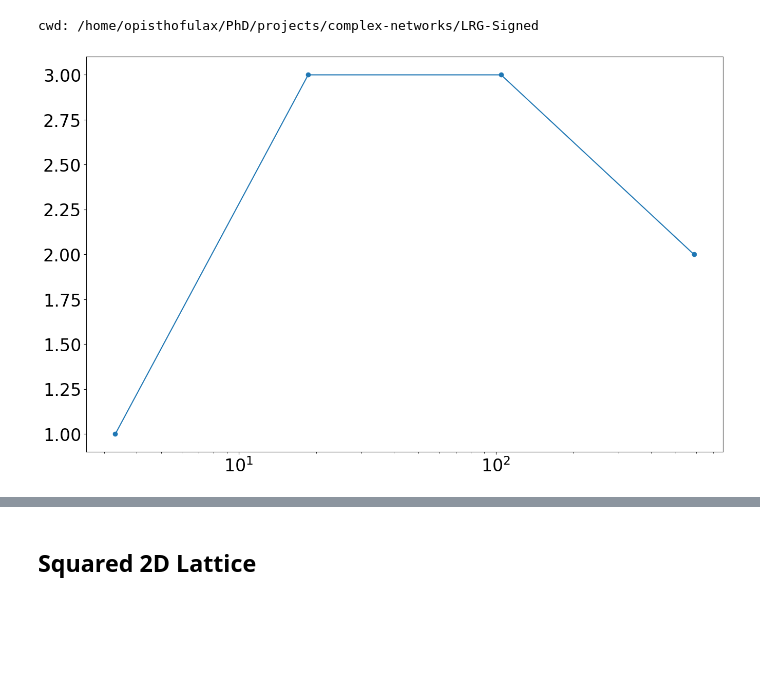
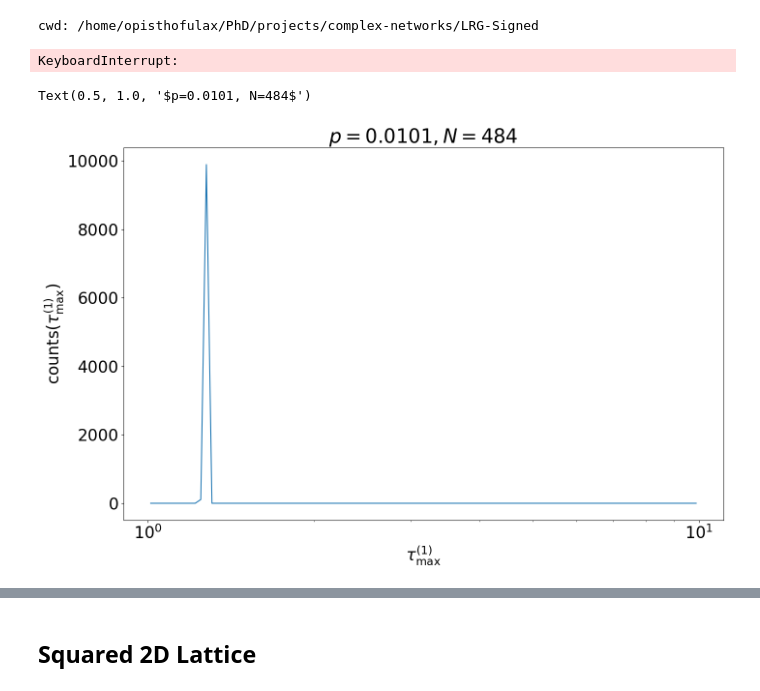
Before and after one commit to giulioiannelli/lrgsglib-public, a Jupyter notebook: notebooks/signed_lattice2d.ipynb, the cells around one changed output, grey strips where cells are left out. Drawn from its saved outputs; the diff is of its cells as text; code cells hidden in the pictures; blank space fills up the shorter version.

```diff
--- a/notebooks/signed_lattice2d.ipynb
+++ b/notebooks/signed_lattice2d.ipynb
@@ -15,11 +15,44 @@ plt.rcParams.update({'figure.figsize': (16, 10)})
 # plt.style.use("notebooks/nb_plotsheet.mplstyle")
 # %% [output]
 cwd: /home/opisthofulax/PhD/projects/complex-networks/LRG-Signed
-# %%
-taumax = np.fromfile("data/l2d_squared/N=2500_navg=5/tau_max_p=0.098.bin")
-bin_centers, hist, bw = log_binning(taumax, 5)
-plt.plot(bin_centers, hist,  'o-')
-plt.xscale('log')
-# %% [output]
-[figure, removed]
+# %%
+plist = np.concatenate([[0.001, 0.01, 0.05, 0.075, 0.080, 0.085, 0.090, 0.091],
+                np.linspace(0.090, 0.106, num=17),
+                np.linspace(0.12, 1, num=9)])
+lattice2d = nx.grid_2d_graph(48, 48, periodic=True)
+os.makedirs("data/mat_spectra/", exist_ok=True)
+for p in plist:
+    saveFile = open(f"data/mat_spectra/p={p:.3g}.bin", "wb")
+    for na in tqdm(range(1000)):
+        adj = nx.adjacency_matrix(lattice2d).toarray()
+        indx1 = np.where(adj == 1)
+        #
+        total_indices = len(indx1[0])
+        num_indices_to_select = int(p * total_indices)
+        random_indices = np.random.choice(total_indices, num_indices_to_select, replace=False)
+        # Get the randomly selected indices from the original indices array
+        selected_indices = (indx1[0][random_indices], indx1[1][random_indices])
+        adj[selected_indices] = 0
+        graph = nx.from_numpy_array(adj)
+        # Compute the Laplacian matrix
+        laplacian_matrix = nx.laplacian_matrix(graph).toarray()
+        saveFile.write(bytes(eigvalsh(laplacian_matrix)))
+    saveFile.close()
+# %% [output]
+KeyboardInterrupt:
+# %%
+p = 0.0101
+N = 484
+taumax = np.fromfile(f"data/l2d_squared/N=484_navg=10000/tau_max0_p={p:.3g}.bin")
+bin_centers, hist, bw = log_binning(taumax, 100)
+plt.plot(bin_centers, hist,  '-')
+plt.xscale('log')
+# plt.xlabel(r'$\{\tau_{\max}^{(k)}\}$')
+# plt.ylabel(r'counts$(\{\tau_{\max}^{(k)}\})$')
+plt.xlabel(r'$\tau_{\max}^{(1)}$')
+plt.ylabel(r'counts$(\tau_{\max}^{(1)})$')
+plt.title(fr'$p={p:.3g}, N={N}$')
+# %% [output]
+Text(0.5, 1.0, '$p=0.0101, N=484$')
+[figure, added]
 # %%
```
Also changed, not shown: parts of 1 cell of this notebook.
